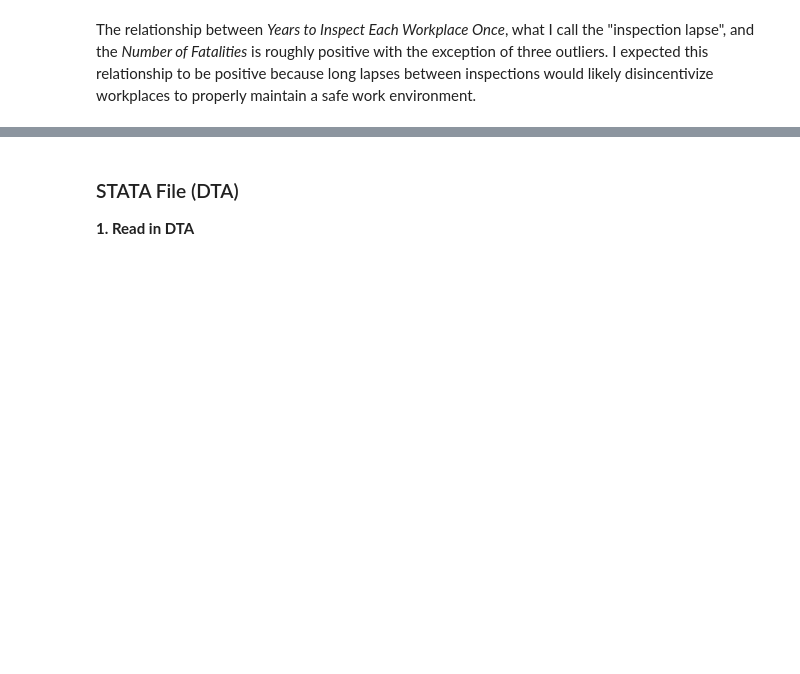
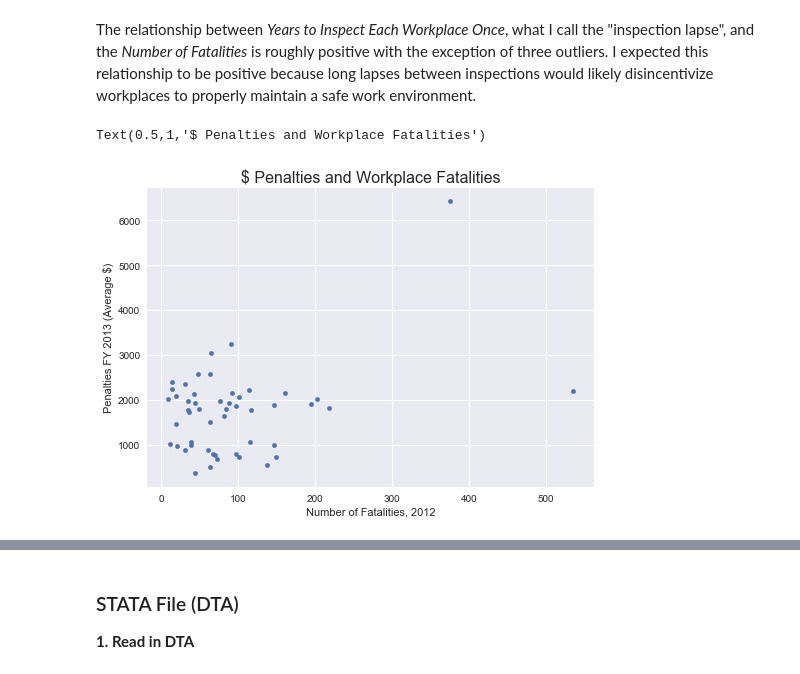
Before and after one commit to asfabiano/byu_econ_applied_machine_learning, a Jupyter notebook: homeworks/Homework_1.ipynb, the cells around one changed output, grey strips where cells are left out. Cells and saved outputs as stored; diff of their text form; code cells hidden in the pictures; blank space fills up the shorter version.

```diff
--- a/homeworks/Homework_1.ipynb
+++ b/homeworks/Homework_1.ipynb
@@ -295,2 +305,8 @@ Text(0.5,1,'Inspection Lapse and Workplace Fatalities')
 # %% [markdown]
 The relationship between *Years to Inspect Each Workplace Once*, what I call the "inspection lapse", and the *Number of Fatalities* is roughly positive with the exception of three outliers. I expected this relationship to be positive because long lapses between inspections would likely disincentivize workplaces to properly maintain a safe work environment.
+# %%
+work_fatal.plot('Number of Fatalities, 2012', 'Penalties FY 2013 (Average $)', kind='scatter',figsize = (8,5.5))
+plt.title("$ Penalties and Workplace Fatalities", fontsize = 16)
+# %% [output]
+Text(0.5,1,'$ Penalties and Workplace Fatalities')
+[figure, added]
```
Also changed, not shown: parts of 38 cells of this notebook, 1 other file.
